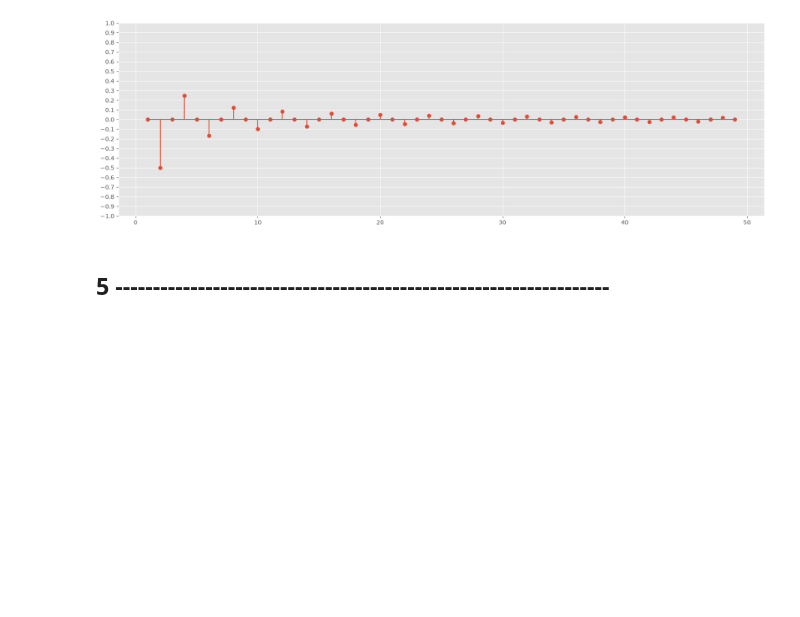
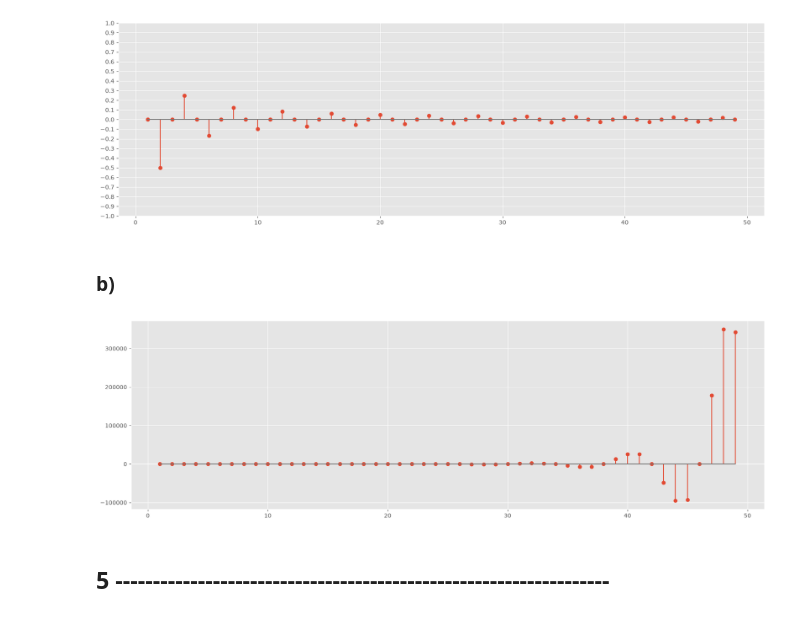
Before and after one commit to ilavaggi/SyS-2026, a Jupyter notebook: TP2.ipynb, the cells around one changed output. Cells and saved outputs as stored; diff of their text form; code cells hidden in the pictures; blank space fills up the shorter version.

```diff
--- a/TP2.ipynb
+++ b/TP2.ipynb
@@ -27,6 +29,22 @@ plt.show()
 # converge a 0
 # %% [output]
 [figure]
+# %% [markdown]
+### b)
+# %%
+def b(n):
+    return (1+1j)**n / n
+# %%
+n = np.array(range(1,50))
+bn = b(n)
+
+plt.figure(figsize=(20,6))
+plt.style.use("ggplot")
+plt.stem(n,bn)
+#plt.yticks(np.arange(-1.0,1.1,0.1))
+plt.show()
+# %% [output]
+[figure, added]
 # %% [markdown]
 ## 5 ------------------------------------------------------------------
 # %% [markdown]
```
Also changed, not shown: parts of 1 cell of this notebook, 1 other file.
